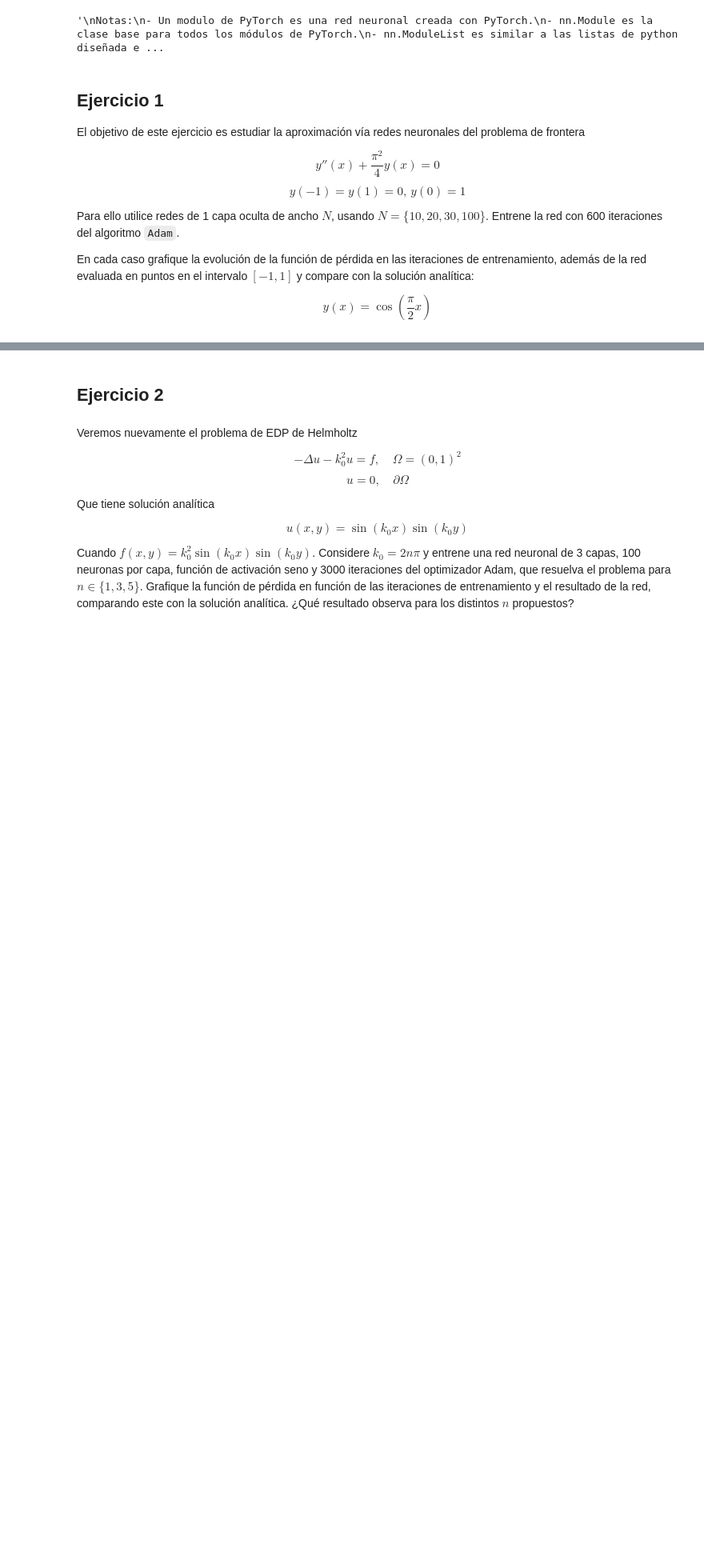
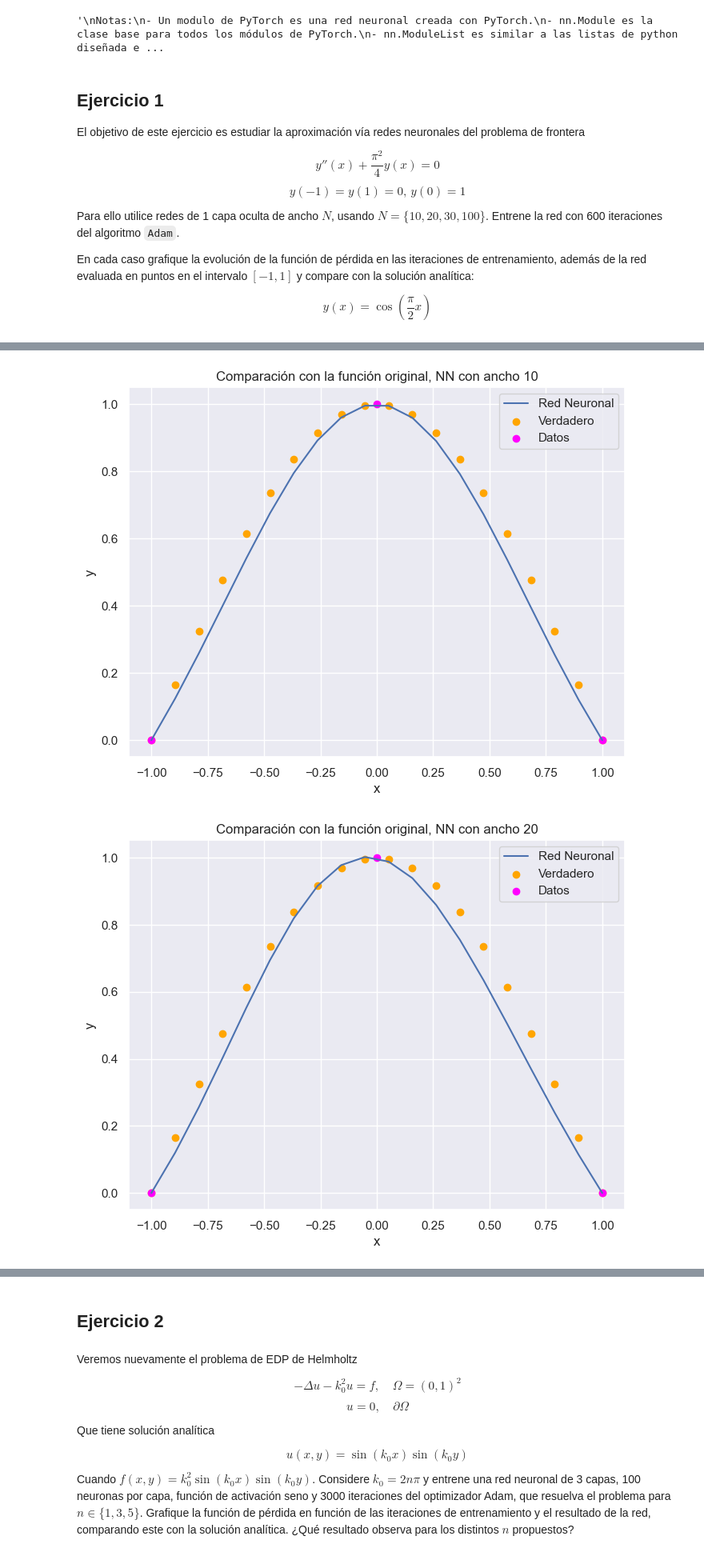
Before and after one commit to Sebastijo/Topicos-Matematicos-en-ML-y-DL, a Jupyter notebook: Tarea 1/MA5606_Tarea_1_Enunciado.ipynb, the cells around one changed output, grey strips where cells are left out. Shown at 80% size. Saved outputs shown, nothing was run; the diff lists cells and outputs as text; code cells hidden in the pictures; blank space fills up the shorter version.

```diff
--- a/Tarea 1/MA5606_Tarea_1_Enunciado.ipynb
+++ b/Tarea 1/MA5606_Tarea_1_Enunciado.ipynb
@@ -93,7 +95,7 @@ class NeuralNetwork(nn.Module):
 
         self.activation = activation
 
-    def forward(self, x) -> torch.Tensor:
+    def forward(self, x: torch.Tensor) -> torch.Tensor:
         """
         Describe cómo se calcula la salida de la red a partir de la entrada.
 
@@ -107,6 +109,7 @@ class NeuralNetwork(nn.Module):
         for layer in self.inner_layers:
             x = self.activation(layer(x))
         x = self.last_layer(x)
+
         return x
 
 
@@ -172,0 +345,22 @@ def calc_loss(NN):
+# %%
+for NN in neural_list:
+    N_test = 20
+    X_test = torch.linspace(-1, 1, N_test).reshape((N_test, 1))
+    y_test = NN(X_test).squeeze()
+    y_true = analitic(X_test).squeeze()
+
+    datax = [x0[0][0], x0[1][0], x0[2][0]]
+    datay = [NN(x0).detach()[0][0], NN(x0).detach()[1][0], NN(x0).detach()[2][0]]
+
+    fix, ax = plt.subplots(1, 1, figsize=(8, 6))
+    ax.plot(X_test, y_test.detach(), label="Red Neuronal")
+    ax.scatter(X_test, y_true, label="Verdadero", c="orange")
+    ax.scatter(datax, datay, c="magenta", label="Datos")
+    ax.set_xlabel("x")
+    ax.set_ylabel("y")
+    ax.set_title(f"Comparación con la función original, NN con ancho {NN.first_layer.out_features}")
+    ax.legend()
+    plt.show()
+# %% [output]
+[figure, added]
+[figure, added]
```
Also changed, not shown: parts of 5 cells of this notebook.
